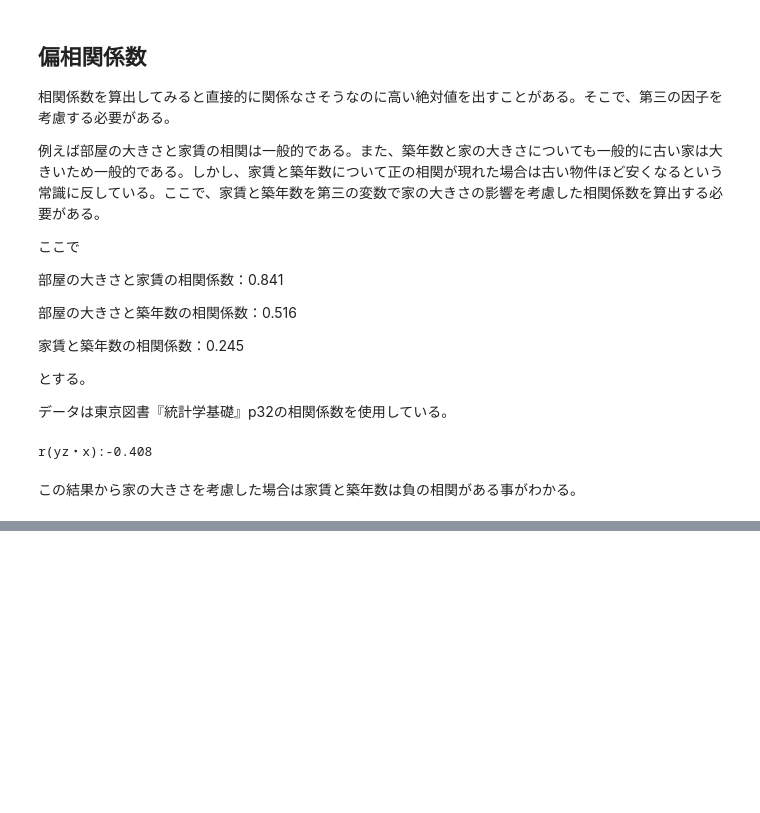
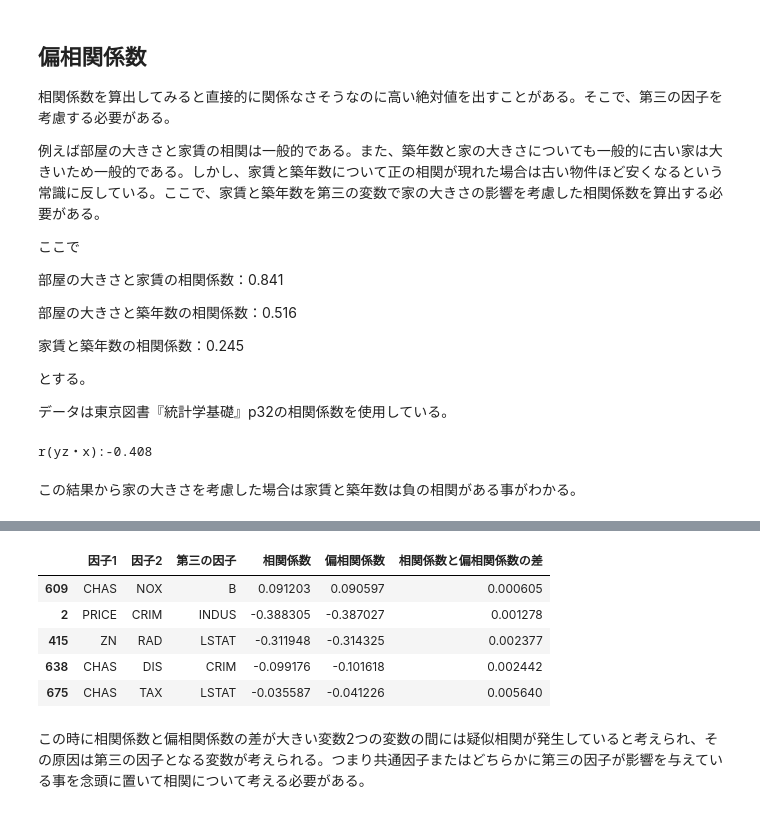
Before and after one commit to NTanaka1994/DataAnalysis, a Jupyter notebook: 相関分析/Corr.ipynb, the cells around one changed output, grey strips where cells are left out. Saved outputs shown, nothing was run; the diff lists cells and outputs as text; code cells hidden in the pictures; blank space fills up the shorter version.

```diff
--- a/相関分析/Corr.ipynb
+++ b/相関分析/Corr.ipynb
@@ -140,0 +167,11 @@ r(yz・x):-0.408
+# %%
+df_pcorr.sort_values("相関係数と偏相関係数の差", ascending=True).head()
+# %% [output]
+|  | 因子1 | 因子2 | 第三の因子 | 相関係数 | 偏相関係数 | 相関係数と偏相関係数の差 |
+| 609 | CHAS | NOX | B | 0.091203 | 0.090597 | 0.000605 |
+| 2 | PRICE | CRIM | INDUS | -0.388305 | -0.387027 | 0.001278 |
+| 415 | ZN | RAD | LSTAT | -0.311948 | -0.314325 | 0.002377 |
+| 638 | CHAS | DIS | CRIM | -0.099176 | -0.101618 | 0.002442 |
+| 675 | CHAS | TAX | LSTAT | -0.035587 | -0.041226 | 0.005640 |
+# %% [markdown]
+この時に相関係数と偏相関係数の差が大きい変数2つの変数の間には疑似相関が発生していると考えられ、その原因は第三の因子となる変数が考えられる。つまり共通因子またはどちらかに第三の因子が影響を与えている事を念頭に置いて相関について考える必要がある。
```
Also changed, not shown: parts of 5 cells of this notebook.
